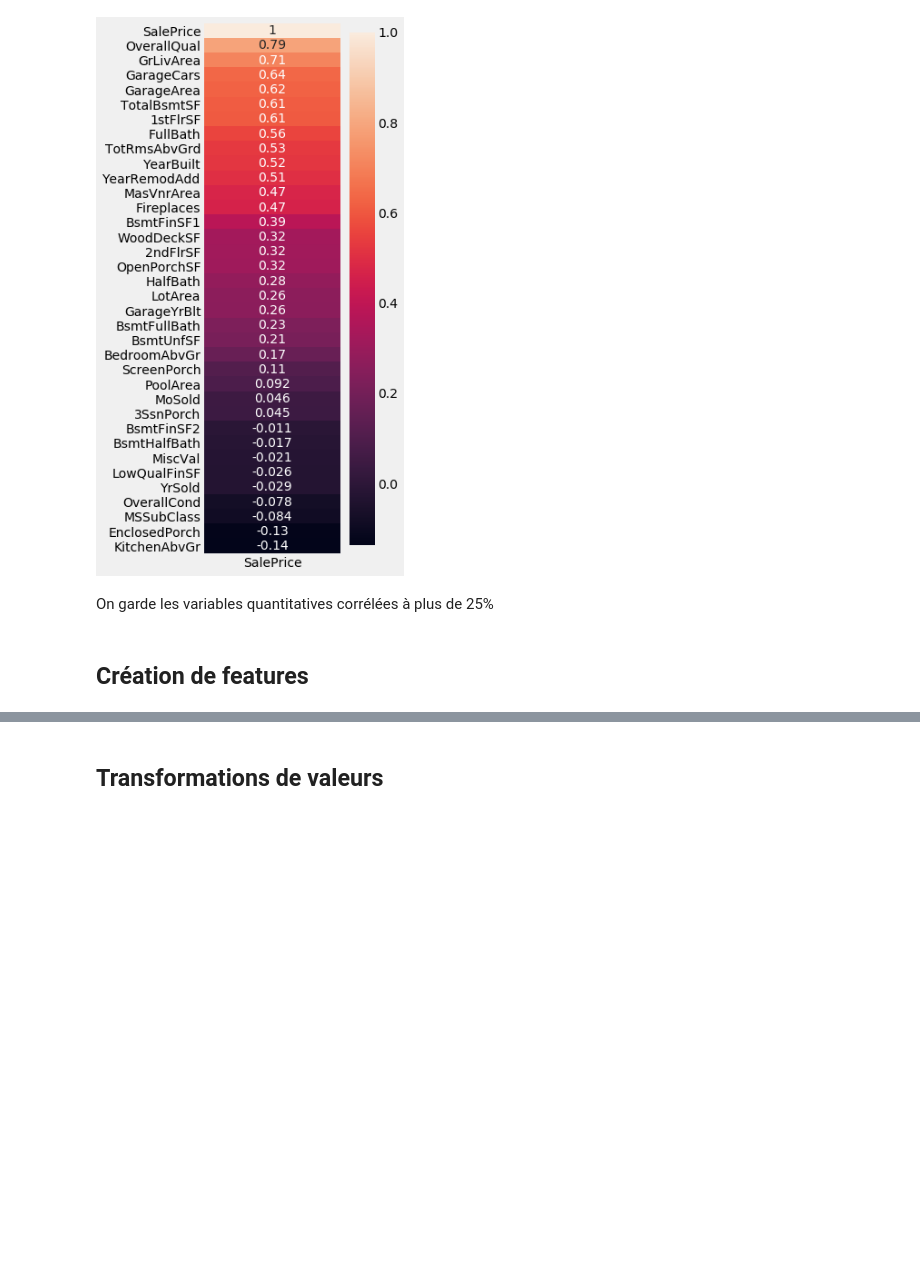
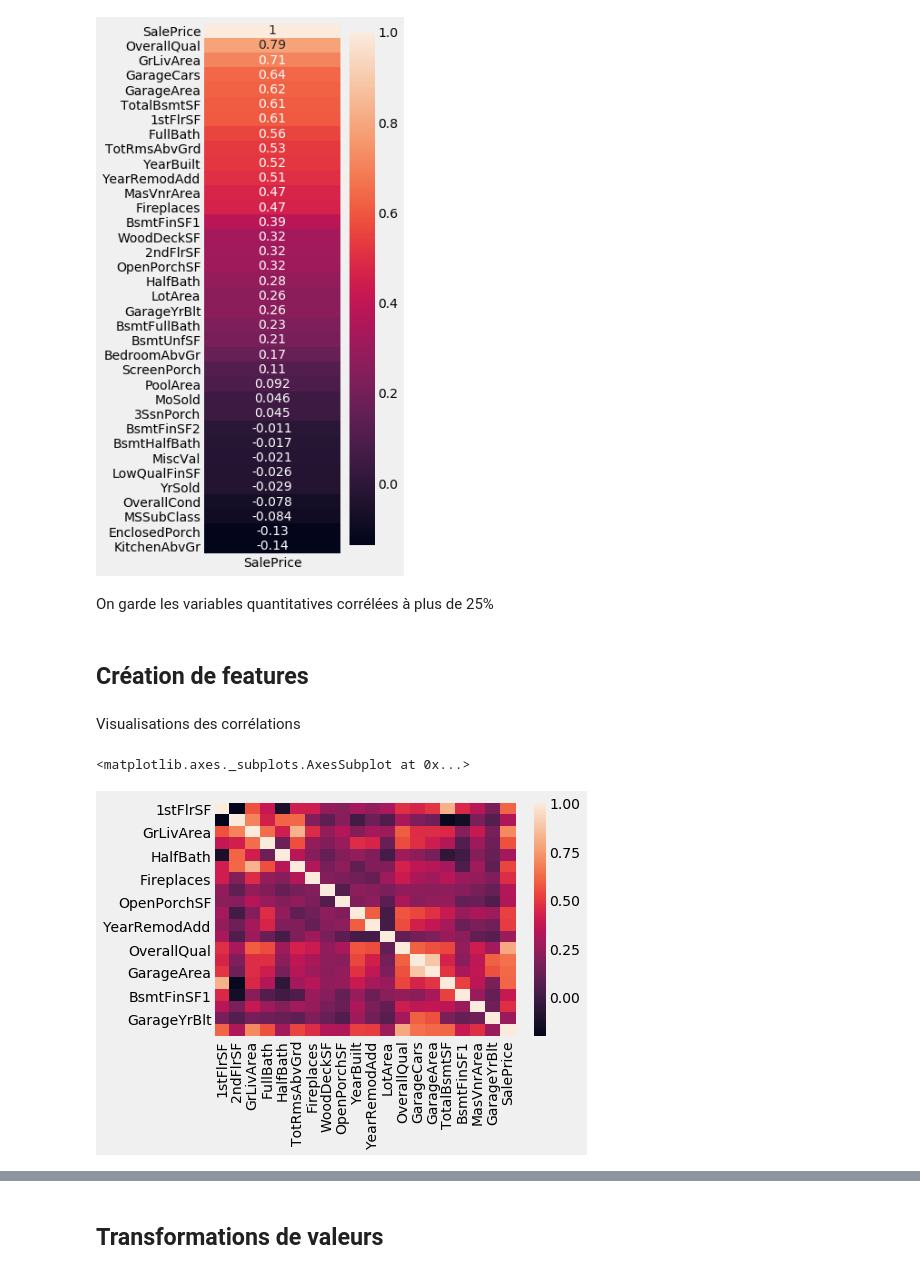
Before and after one commit to June-So/House-Price-Project, a Jupyter notebook: linear_regression.ipynb, the cells around one changed output, grey strips where cells are left out. Drawn from its saved outputs; the diff is of its cells as text; code cells hidden in the pictures; blank space fills up the shorter version.

```diff
--- a/linear_regression.ipynb
+++ b/linear_regression.ipynb
@@ -16,5 +18,5 @@ from sklearn.metrics import mean_squared_error, r2_score
 # %% [markdown]
 ## Chargement des données
 # %%
-train = pd.read_csv('data/train.csv')
-test = pd.read_csv('data/test.csv')
+train = pd.read_csv('D:/DevDataAI/Python/laurent Cours/Machine learning/Microsoft Azure/Projet/all/train.csv')
+test = pd.read_csv('D:/DevDataAI/Python/laurent Cours/Machine learning/Microsoft Azure/Projet/all//test.csv')
@@ -122,3 +152,10 @@ cols_features = corr_price[corr_price > 0.25].index
 train_clean = train_clean[cols_features]
 # %% [markdown]
 ## Création de features
+# %% [markdown]
+Visualisations des corrélations
+# %%
+sns.heatmap(train_clean.corr())
+# %% [output]
+<matplotlib.axes._subplots.AxesSubplot at 0x...>
+[figure, added]
```
Also changed, not shown: parts of 16 cells of this notebook.
